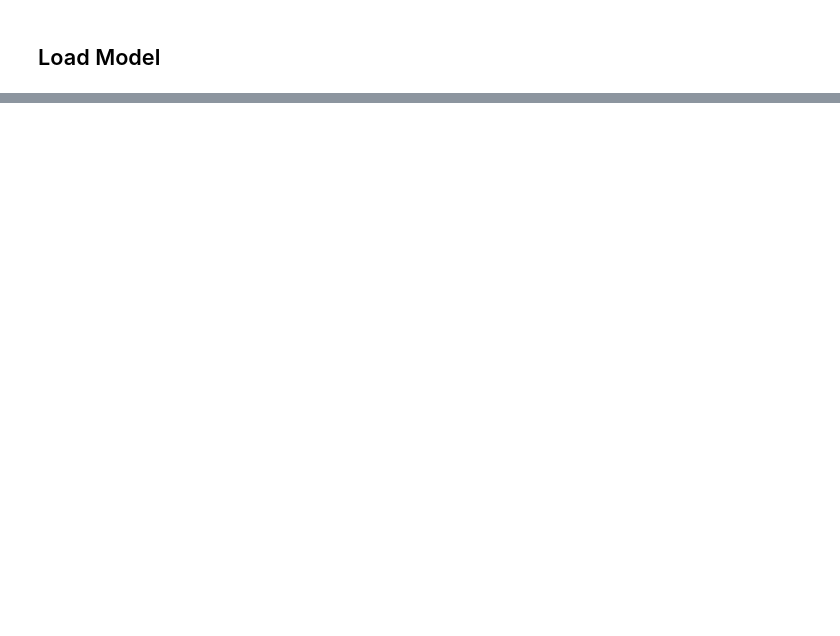
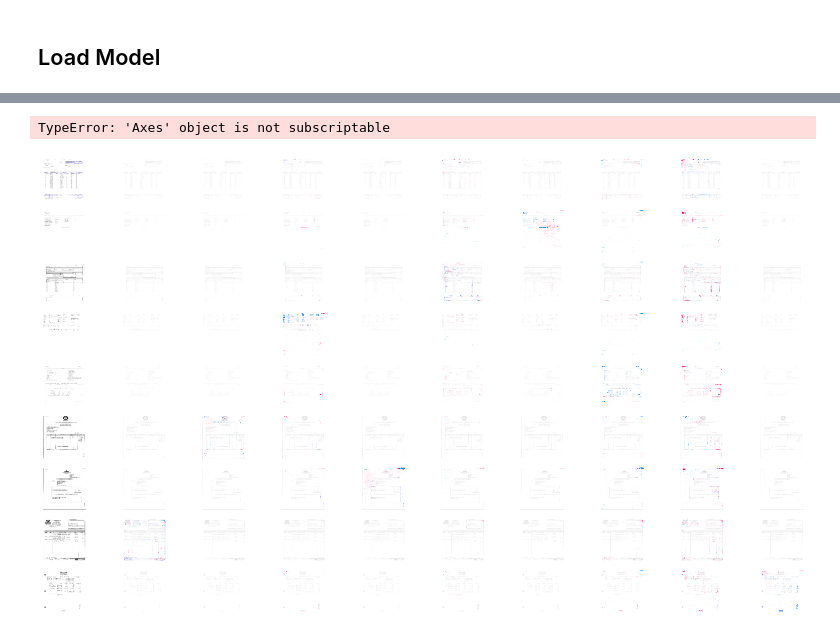
Before and after one commit to sn0lian/Sebastian-Strobel-Hauptprojekt, a Jupyter notebook: XAI/XAI_VGG16.ipynb, the cells around one changed output, grey strips where cells are left out. Saved outputs shown, nothing was run; the diff lists cells and outputs as text; code cells hidden in the pictures; blank space fills up the shorter version.

Commit message:
applied shap to vgg16 model

```diff
--- a/XAI/XAI_VGG16.ipynb
+++ b/XAI/XAI_VGG16.ipynb
@@ -123,0 +180,9 @@ RuntimeError: The Session graph is empty. Add operations to the graph before cal
+# %%
+# select a set of background examples to take an expectation over
+background = X[np.random.choice(X.shape[0], 25, replace=False)]
+
+# explain predictions of the model on three images
+e = shap.DeepExplainer(model, background)
+# ...or pass tensors directly
+# e = shap.DeepExplainer((model.layers[0].input, model.layers[-1].output), background)
+shap_values = e.shap_values(X_test_images, check_additivity=False)
@@ -123,0 +206,12 @@ RuntimeError: The Session graph is empty. Add operations to the graph before cal
+# %%
+# plot the feature attributions
+shap.image_plot(shap_values, X_test_images, show=False)
+plt.gca().images[-1].colorbar.remove()
+axs = plt.gcf().axes
+for ax in axs[0][1:]:
+    pass
+
+plt.tight_layout()
+# %% [output]
+TypeError: 'Axes' object is not subscriptable
+[figure, added]
```
Also changed, not shown: parts of 18 cells of this notebook, 2 other files.
